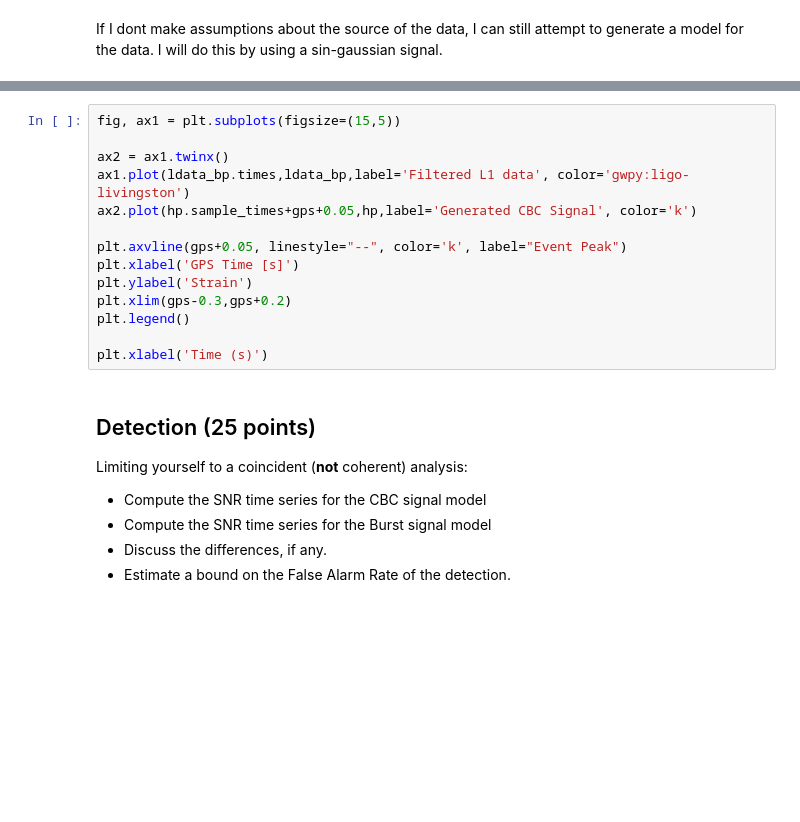
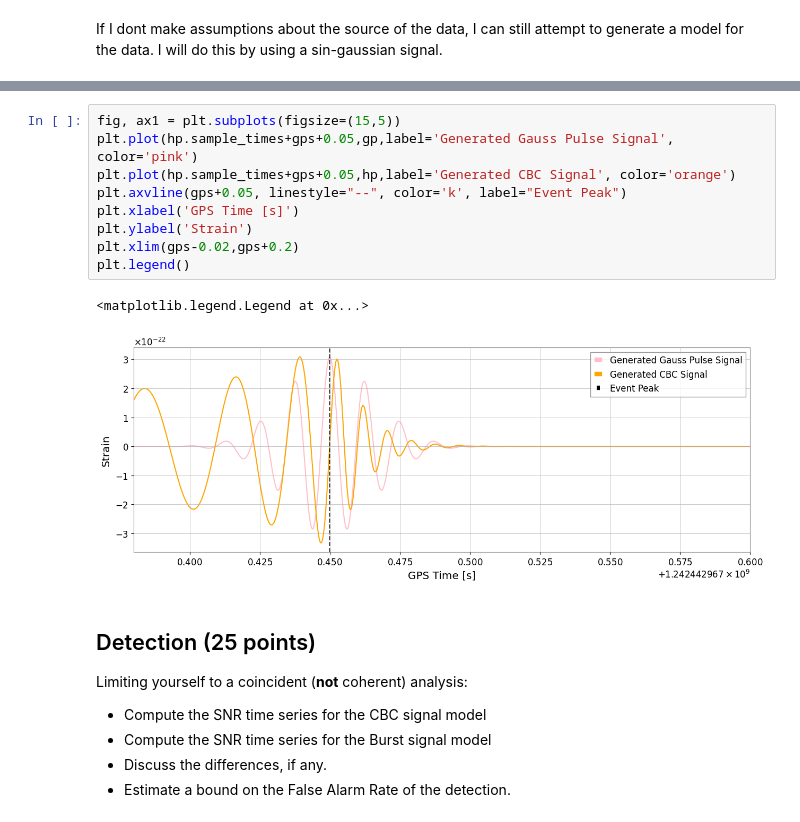
Before and after one commit to Clarke-Jools-36/GWAstro, a Jupyter notebook: final_project.ipynb, the cells around one changed output, grey strips where cells are left out. Drawn from its saved outputs; the diff is of its cells as text; blank space fills up the shorter version.

```diff
--- a/final_project.ipynb
+++ b/final_project.ipynb
@@ -221,17 +263,15 @@ Text(0.5, 0, 'Time (s)')
 # %%
 fig, ax1 = plt.subplots(figsize=(15,5))
-
-ax2 = ax1.twinx()
-ax1.plot(ldata_bp.times,ldata_bp,label='Filtered L1 data', color='gwpy:ligo-livingston')
-ax2.plot(hp.sample_times+gps+0.05,hp,label='Generated CBC Signal', color='k')
-
+plt.plot(hp.sample_times+gps+0.05,gp,label='Generated Gauss Pulse Signal', color='pink')
+plt.plot(hp.sample_times+gps+0.05,hp,label='Generated CBC Signal', color='orange')
 plt.axvline(gps+0.05, linestyle="--", color='k', label="Event Peak")
 plt.xlabel('GPS Time [s]')
 plt.ylabel('Strain')
-plt.xlim(gps-0.3,gps+0.2)
+plt.xlim(gps-0.02,gps+0.2)
 plt.legend()
-
-plt.xlabel('Time (s)')
+# %% [output]
+<matplotlib.legend.Legend at 0x...>
+[figure, added]
 # %% [markdown]
 ## Detection (25 points)
 Limiting yourself to a coincident (**not** coherent) analysis:
```
Also changed, not shown: parts of 80 cells of this notebook.
